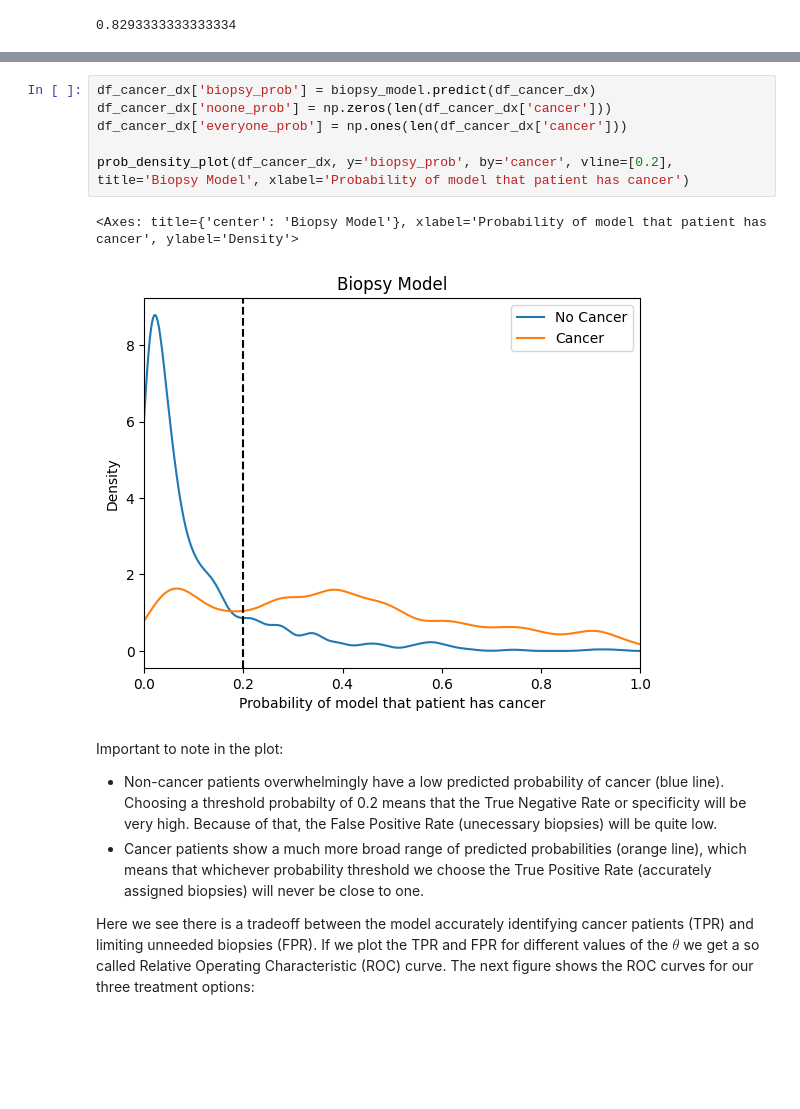
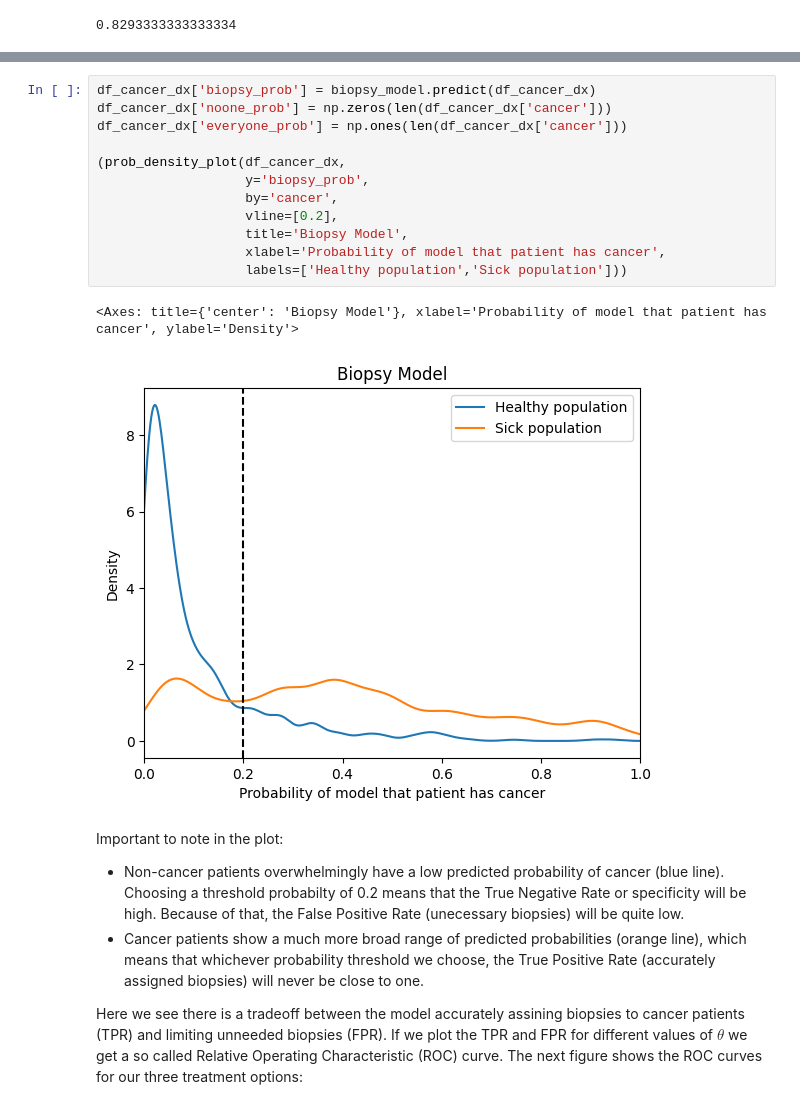
Before and after one commit to ictinnovaties-zorg/dca_blogpost, a Jupyter notebook: dca_blogpost.ipynb, the cells around one changed output, grey strips where cells are left out. Saved outputs shown, nothing was run; the diff lists cells and outputs as text; blank space fills up the shorter version.

```diff
--- a/dca_blogpost.ipynb
+++ b/dca_blogpost.ipynb
@@ -163,19 +162,25 @@ As we stated earlier, to make biopsy/no-biopsy decisions we need to pick a decis
 # %%
 df_cancer_dx['biopsy_prob'] = biopsy_model.predict(df_cancer_dx)
 df_cancer_dx['noone_prob'] = np.zeros(len(df_cancer_dx['cancer']))
 df_cancer_dx['everyone_prob'] = np.ones(len(df_cancer_dx['cancer']))
 
-prob_density_plot(df_cancer_dx, y='biopsy_prob', by='cancer', vline=[0.2], title='Biopsy Model', xlabel='Probability of model that patient has cancer')
+(prob_density_plot(df_cancer_dx,
+                   y='biopsy_prob',
+                   by='cancer',
+                   vline=[0.2],
+                   title='Biopsy Model',
+                   xlabel='Probability of model that patient has cancer',
+                   labels=['Healthy population','Sick population']))
 # %% [output]
 <Axes: title={'center': 'Biopsy Model'}, xlabel='Probability of model that patient has cancer', ylabel='Density'>
-[figure, old version]
+[figure, new version]
 # %% [markdown]
 Important to note in the plot:
 
-- Non-cancer patients overwhelmingly have a low predicted probability of cancer (blue line). Choosing a threshold probabilty of 0.2 means that the True Negative Rate or specificity will be very high. Because of that, the False Positive Rate (unecessary biopsies) will be quite low.
-- Cancer patients show a much more broad range of predicted probabilities (orange line), which means that whichever probability threshold we choose the True Positive Rate (accurately assigned biopsies) will never be close to one.
+- Non-cancer patients overwhelmingly have a low predicted probability of cancer (blue line). Choosing a threshold probabilty of 0.2 means that the True Negative Rate or specificity will be high. Because of that, the False Positive Rate (unecessary biopsies) will be quite low.
+- Cancer patients show a much more broad range of predicted probabilities (orange line), which means that whichever probability threshold we choose, the True Positive Rate (accurately assigned biopsies) will never be close to one.
 
-Here we see there is a tradeoff between the model accurately identifying cancer patients (TPR) and limiting unneeded biopsies (FPR). If we plot the TPR and FPR for different values of the $\theta$ we get a so called Relative Operating Characteristic (ROC) curve. The next figure shows the ROC curves for our three treatment options:
+Here we see there is a tradeoff between the model accurately assining biopsies to cancer patients (TPR) and limiting unneeded biopsies (FPR). If we plot the TPR and FPR for different values of $\theta$ we get a so called Relative Operating Characteristic (ROC) curve. The next figure shows the ROC curves for our three treatment options:
 # %%
 from sklearn.metrics import RocCurveDisplay
 
```
Also changed, not shown: parts of 20 cells of this notebook.
